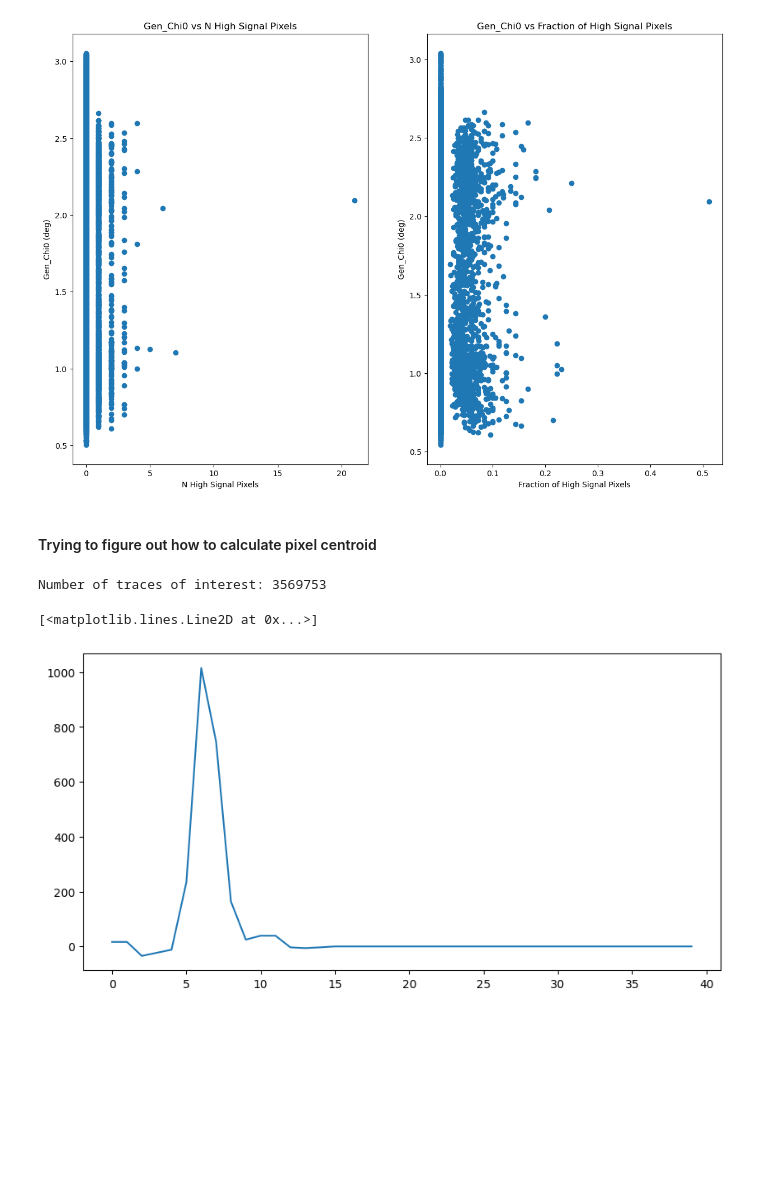
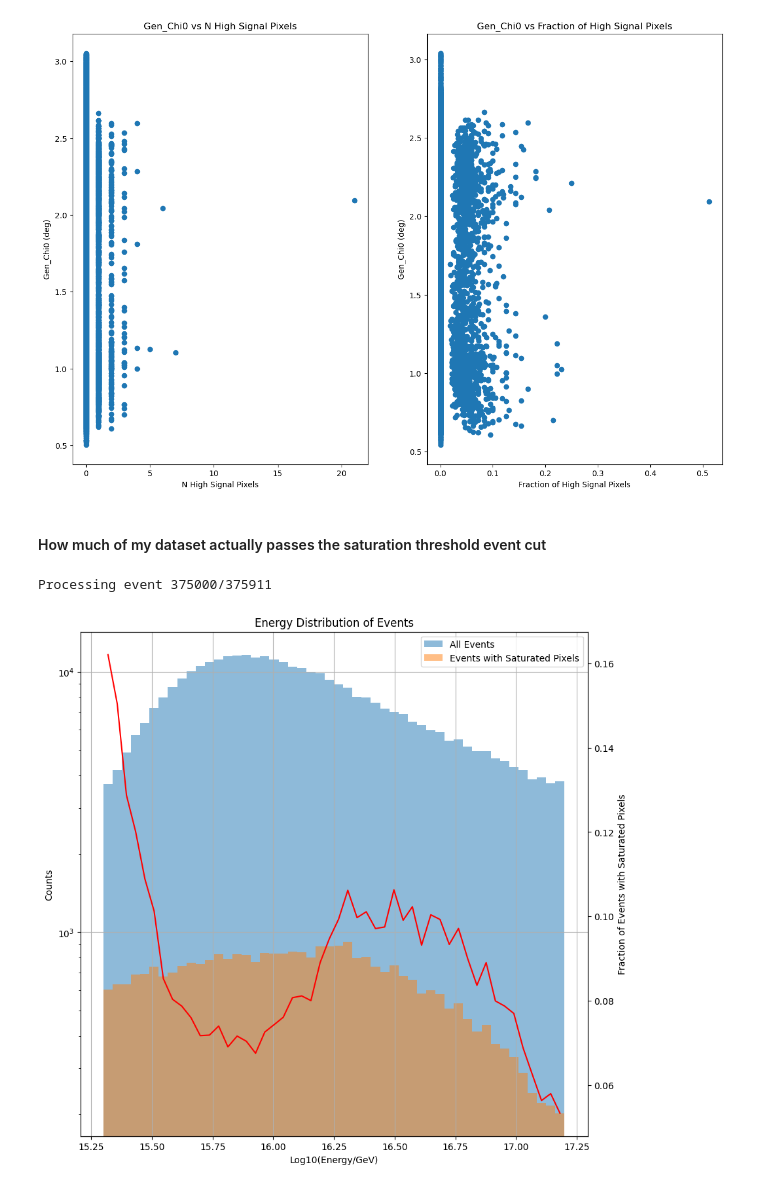
Before and after one commit to fedor-tairli/CDEProject, a Jupyter notebook: Dataset/TestingDataset_6.ipynb, the cells around one changed output. Saved outputs shown, nothing was run; the diff lists cells and outputs as text; code cells hidden in the pictures; blank space fills up the shorter version.

```diff
--- a/Dataset/TestingDataset_6.ipynb
+++ b/Dataset/TestingDataset_6.ipynb
@@ -345,24 +345,45 @@ ax[1].set_title('Gen_Chi0 vs Fraction of High Signal Pixels')
 plt.show()
 # %% [output]
 [figure]
-# %% [markdown]
-#### Trying to figure out how to calculate pixel centroid
-# %%
-# Find Random Pixel Trace
-All_Traces = Dataset.get_trace_values().numpy()
-All_Status = Dataset.get_pixel_values('Status').numpy()
-
-Mask = All_Status == 4
-Traces_Of_Interest = All_Traces[Mask]
-print(f'Number of traces of interest: {len(Traces_Of_Interest)}')
-
-
-N = np.random.randint(0,len(Traces_Of_Interest))
-
-Trace = Traces_Of_Interest[N]
-plt.figure(figsize = (10,5))
-plt.plot(Trace)
-# %% [output]
-Number of traces of interest: 3569753
-[<matplotlib.lines.Line2D at 0x...>]
-[figure, removed]
+# %% [markdown]
+#### How much of my dataset actually passes the saturation threshold event cut
+# %%
+All_Energys = []
+Sat_Energys = []
+
+Saturation_Threshold = 10000
+
+for i, event in enumerate(Dataset):
+    if i % 1000 == 0: print(f'Processing event {i}/{N_Events}', end = '\r')
+    # get Traces
+    Traces = event.get_trace_values()
+    if torch.any(Traces > Saturation_Threshold):
+        Sat_Energys.append(event.get_value('Gen_LogE').item())
+    All_Energys.append(event.get_value('Gen_LogE').item())
+
+
+All_Energys = np.array(All_Energys)
+Sat_Energys = np.array(Sat_Energys)
+
+
+plt.figure(figsize = (10,10))
+hist1 = plt.hist(All_Energys,bins=50,range = (min(All_Energys),max(All_Energys)),alpha=0.5,label='All Events')
+hist2 = plt.hist(Sat_Energys,bins=50,range = (min(All_Energys),max(All_Energys)),alpha=0.5,label='Events with Saturated Pixels')
+plt.legend()
+plt.grid()
+plt.yscale('log')
+plt.xlabel('Log10(Energy/GeV)')
+plt.ylabel('Counts')
+plt.title('Energy Distribution of Events')
+
+X = (hist1[1][:-1] + hist1[1][1:])/2
+Y = hist2[0]/hist1[0]
+ax2 = plt.gca().twinx()
+ax2.plot(X,Y,'r-',label='Fraction of Events with Saturated Pixels')
+ax2.set_ylabel('Fraction of Events with Saturated Pixels')
+# plt.ylim(0,1)
+
+plt.show()
+# %% [output]
+Processing event 375000/375911
+[figure, added]
```
Also changed, not shown: parts of 3 cells of this notebook, 8 other files.
